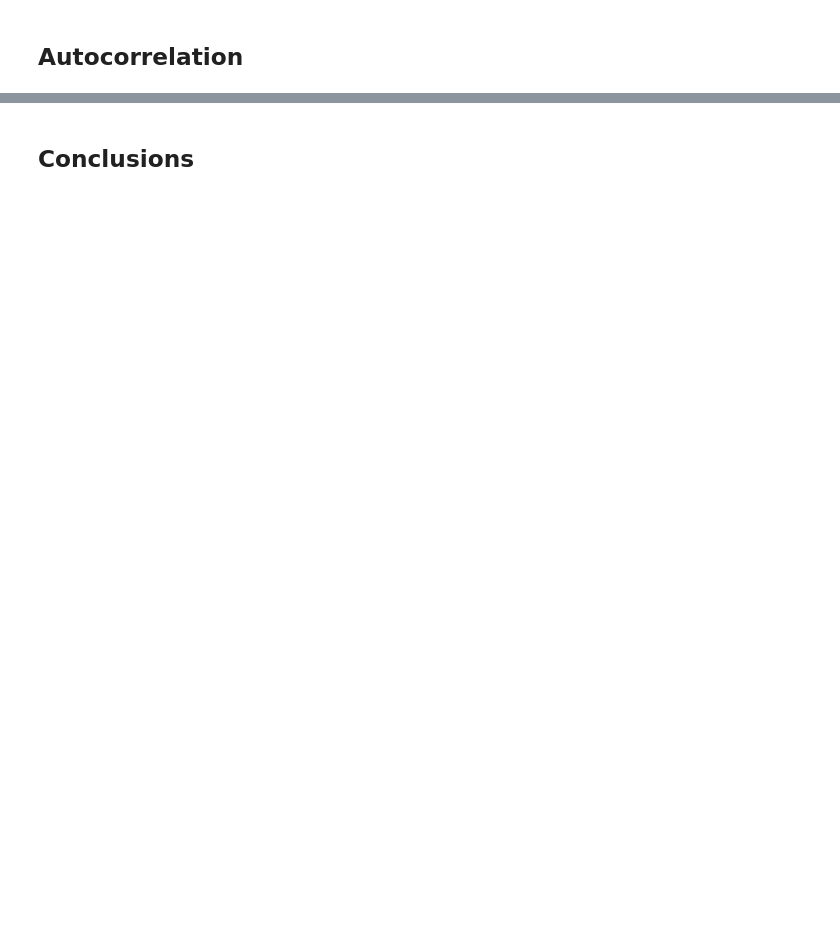
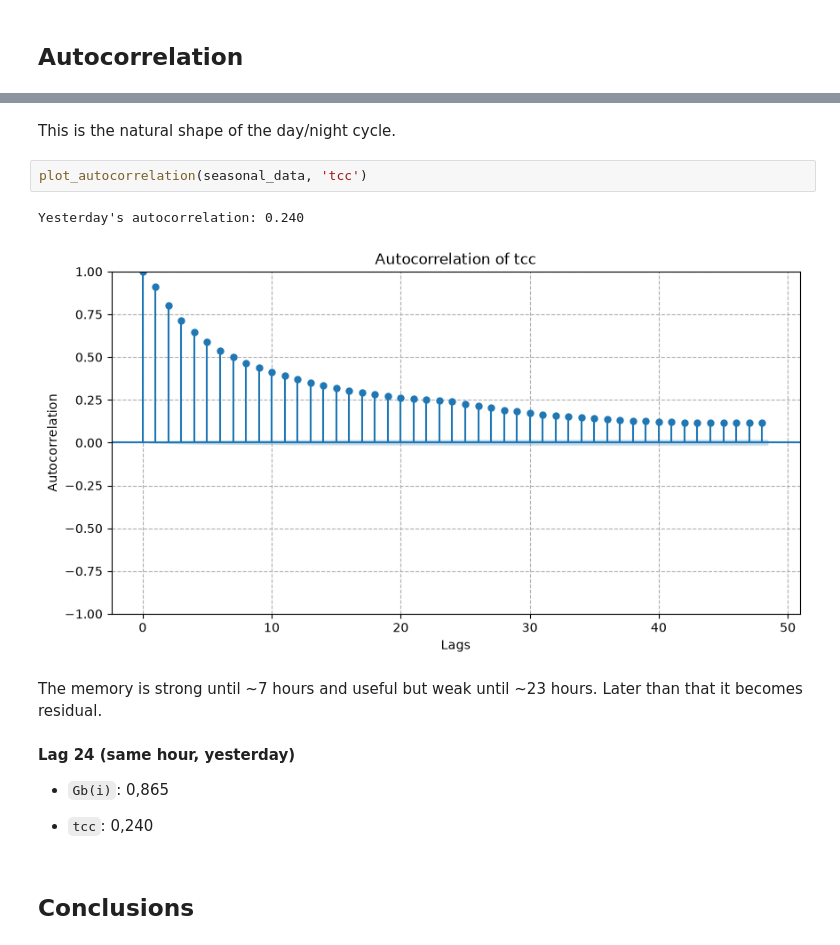
Before and after one commit to codingisads/solar-energy-forecast, a Jupyter notebook: notebooks/03_eda.ipynb, the cells around one changed output, grey strips where cells are left out. Saved outputs shown, nothing was run; the diff lists cells and outputs as text; blank space fills up the shorter version.

```diff
--- a/notebooks/03_eda.ipynb
+++ b/notebooks/03_eda.ipynb
@@ -116,2 +201,17 @@ scatter_tcc_gbi_by_season(seasonal_data, 'Gb(i)','Irradiance','tcc','Total Cloud
+# %% [markdown]
+This is the natural shape of the day/night cycle.
+# %%
+plot_autocorrelation(seasonal_data, 'tcc')
+# %% [output]
+Yesterday's autocorrelation: 0.240
+[figure, added]
+# %% [markdown]
+The memory is strong until ~7 hours and useful but weak until ~23 hours. Later than that it becomes residual.
+# %% [markdown]
+**Lag 24 (same hour, yesterday)**
+
+- `Gb(i)`:    0,865
+
+- `tcc`:      0,240
 # %% [markdown]
 ## Conclusions
```
Also changed, not shown: parts of 24 cells of this notebook, 2 other files.
